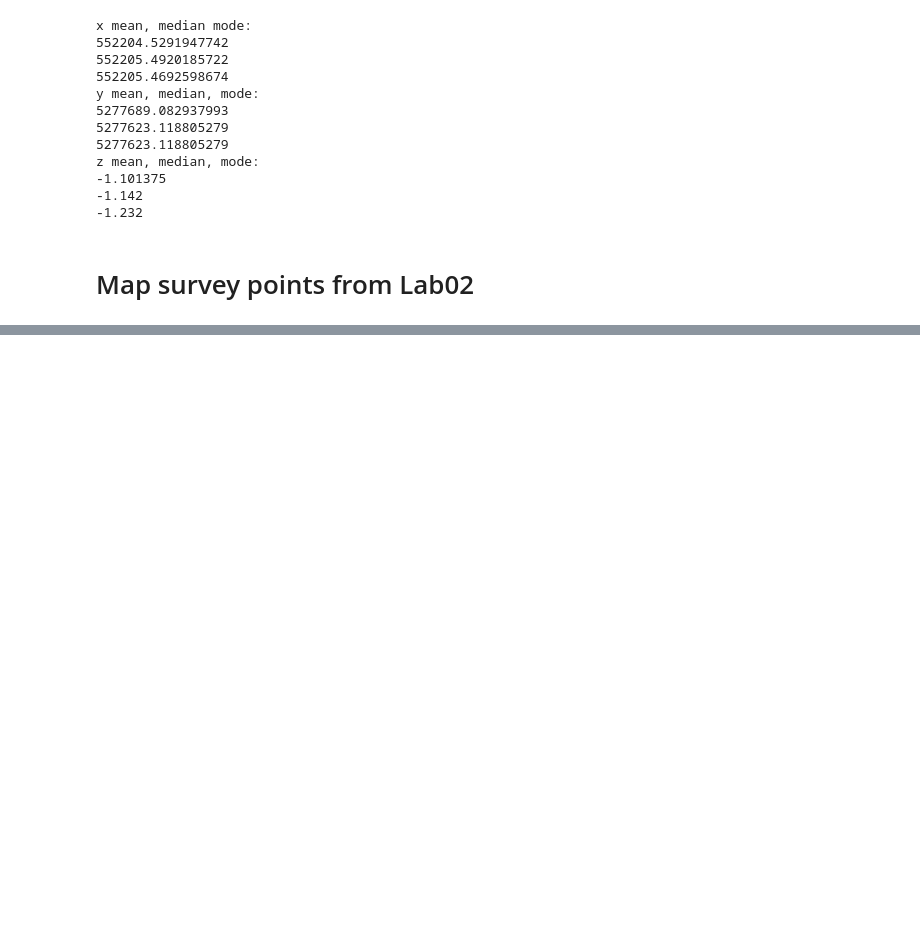
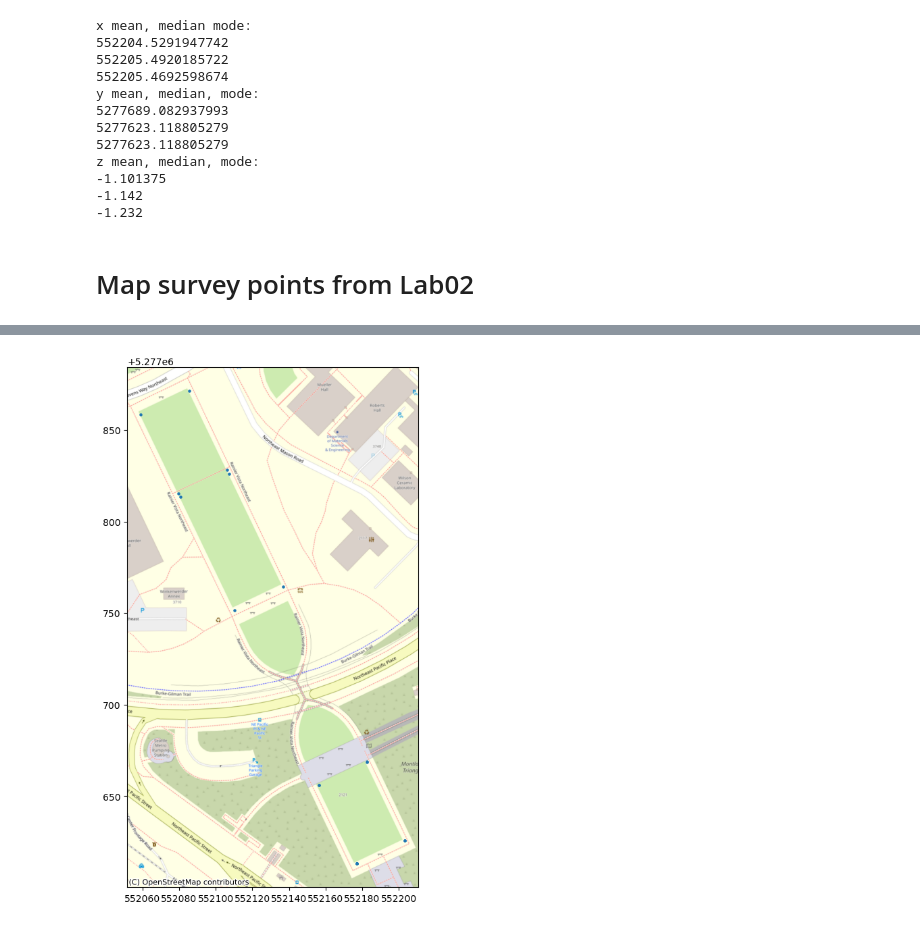
Before and after one commit to dlhogan97/AdvSurveyingGeomatics, a Jupyter notebook: notebooks/lab-02.ipynb, the cells around one changed output, grey strips where cells are left out. Cells and saved outputs as stored; diff of their text form; code cells hidden in the pictures; blank space fills up the shorter version.

```diff
--- a/notebooks/lab-02.ipynb
+++ b/notebooks/lab-02.ipynb
@@ -95,3 +97,5 @@ z mean, median, mode:
 -1.232
 # %% [markdown]
 # Map survey points from Lab02
+# %%
+lab02_pts = gpd.read_file('../data/Points.shp')
@@ -97,0 +119,8 @@ z mean, median, mode:
+# %%
+# create a plot of the x,y points with axes units of meters
+fig, ax = plt.subplots(figsize=(10,10))
+lab02_pts.plot(ax=ax, markersize=5)
+# add a basemap
+ctx.add_basemap(ax, source=ctx.providers.OpenStreetMap.Mapnik, zoom='auto', crs='EPSG:32610')
+# %% [output]
+[figure, added]
```
Also changed, not shown: parts of 11 cells of this notebook, 7 other files.
